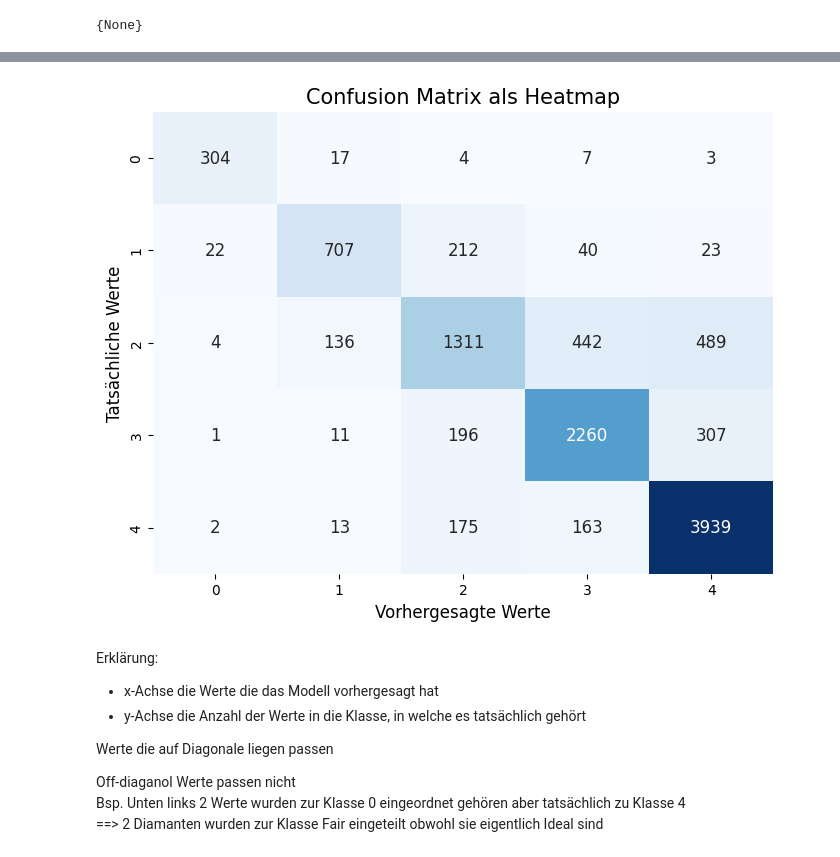
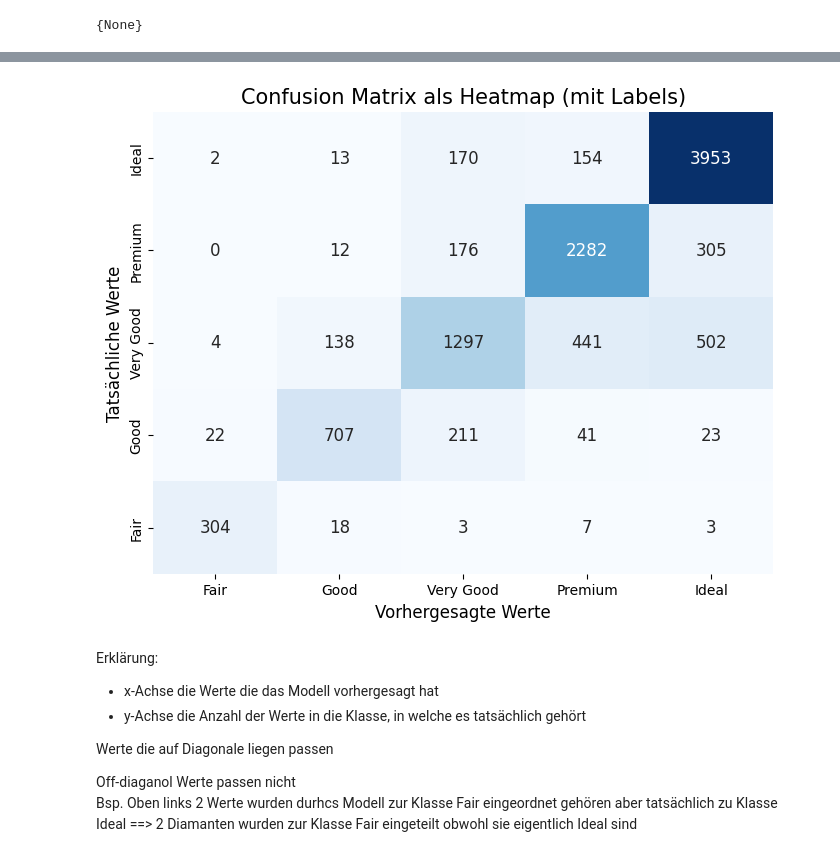
Before and after one commit to michi3001/DataScienceProject, a Jupyter notebook: notebooks/MachineLearningPart1/ClassificationProblem.ipynb, the cells around one changed output, grey strips where cells are left out. Cells and saved outputs as stored; diff of their text form; code cells hidden in the pictures.

```diff
--- a/notebooks/MachineLearningPart1/ClassificationProblem.ipynb
+++ b/notebooks/MachineLearningPart1/ClassificationProblem.ipynb
@@ -119,15 +97,14 @@ Die Inputdaten sehen wie folgt aus:
 # Label Encoding ist notwendig, da so eine natürliche Ordnung der Kategorien hergestellt wird
 # Die Ordnung ist wie folgt: Fair < Good < Very Good < Premium < Ideal
 
-cut_mapping = {
-    'Fair': 0,
-    'Good': 1,
-    'Very Good': 2,
-    'Premium': 3,
-    'Ideal': 4
-}
 
-y = df['cut'].map(cut_mapping)
+cut_mapping = [['Fair', 'Good', 'Very Good', 'Premium', 'Ideal']]
 
-display(y.head())
+encoder = OrdinalEncoder(categories=cut_mapping)
+y = encoder.fit_transform(df[['cut']])
+
+# Konvertiere 'y' in ein 1D-Array
+y = y.ravel()
+
+display(y)
 # %% [output]
@@ -165,6 +117,6 @@ Best hyperparameters: {'max_depth': None, 'max_features': 'sqrt', 'min_samples_l
 # %%
 # RandomForestClassifier Modell erstellen und trainieren
-rf_model = RandomForestClassifier(n_estimators=500, random_state=42, max_features="sqrt", max_depth=None, min_samples_leaf=1, min_samples_split=5)
+rf_model = RandomForestClassifier(n_estimators=200, random_state=42, max_features="sqrt", max_depth=None, min_samples_leaf=1, min_samples_split=5)
 # Modell trainieren
 print("Trainiere Random Forest Modell...")
 rf_model.fit(X_train, y_train)
@@ -236,20 +192,26 @@ plt.show()
 # %%
-# Erstelle eine Kreuztabelle
-confusion_matrix = pd.crosstab(y_test, y_predicted_test, rownames=['Tatsächliche Werte'], colnames=['Vorhergesagte Werte'], margins=False)
+# Rücktransformation der numerischen Werte in Kategorien
+y_test_str = encoder.inverse_transform(y_test.reshape(-1, 1)).ravel()
+y_predicted_test_str = encoder.inverse_transform(y_predicted_test.reshape(-1, 1)).ravel()
+
+# Erstelle eine Kreuztabelle (Confusion Matrix) mit String-Werten und umgekehrter Reihenfolge der Kategorien
+confusion_matrix_str = pd.crosstab(pd.Categorical(y_test_str, categories=cut_mapping[0][::-1], ordered=True),  # Umgekehrte Reihenfolge für y-Achse
+                                   pd.Categorical(y_predicted_test_str, categories=cut_mapping[0], ordered=True),
+                                   rownames=['Tatsächliche Werte'], colnames=['Vorhergesagte Werte'], margins=False)
 
 # Visualisiere die Kreuztabelle als Heatmap
 plt.figure(figsize=(8, 6))
-sns.heatmap(confusion_matrix, annot=True, fmt="d", cmap="Blues", cbar=False, annot_kws={"size": 12})
+sns.heatmap(confusion_matrix_str, annot=True, fmt="d", cmap="Blues", cbar=False, annot_kws={"size": 12})
 
 # Titel und Achsenbeschriftungen
-plt.title('Confusion Matrix als Heatmap', fontsize=15)
+plt.title('Confusion Matrix als Heatmap (mit Labels)', fontsize=15)
 plt.ylabel('Tatsächliche Werte', fontsize=12)
 plt.xlabel('Vorhergesagte Werte', fontsize=12)
 
 # Zeige das Diagramm
 plt.show()
 # %% [output]
-[figure, old version]
+[figure, new version]
 # %% [markdown]
 Erklärung:
 - x-Achse die Werte die das Modell vorhergesagt hat
@@ -258,5 +220,5 @@ Erklärung:
 Werte die auf Diagonale liegen passen
 
 Off-diaganol Werte passen nicht
-Bsp. Unten links 2 Werte wurden zur Klasse 0 eingeordnet gehören aber tatsächlich zu Klasse 4
+Bsp. Oben links 2 Werte wurden durhcs Modell zur Klasse Fair eingeordnet gehören aber tatsächlich zu Klasse Ideal
 ==> 2 Diamanten wurden zur Klasse Fair eingeteilt obwohl sie eigentlich Ideal sind
```
Also changed, not shown: parts of 10 cells of this notebook, 3 other files.
